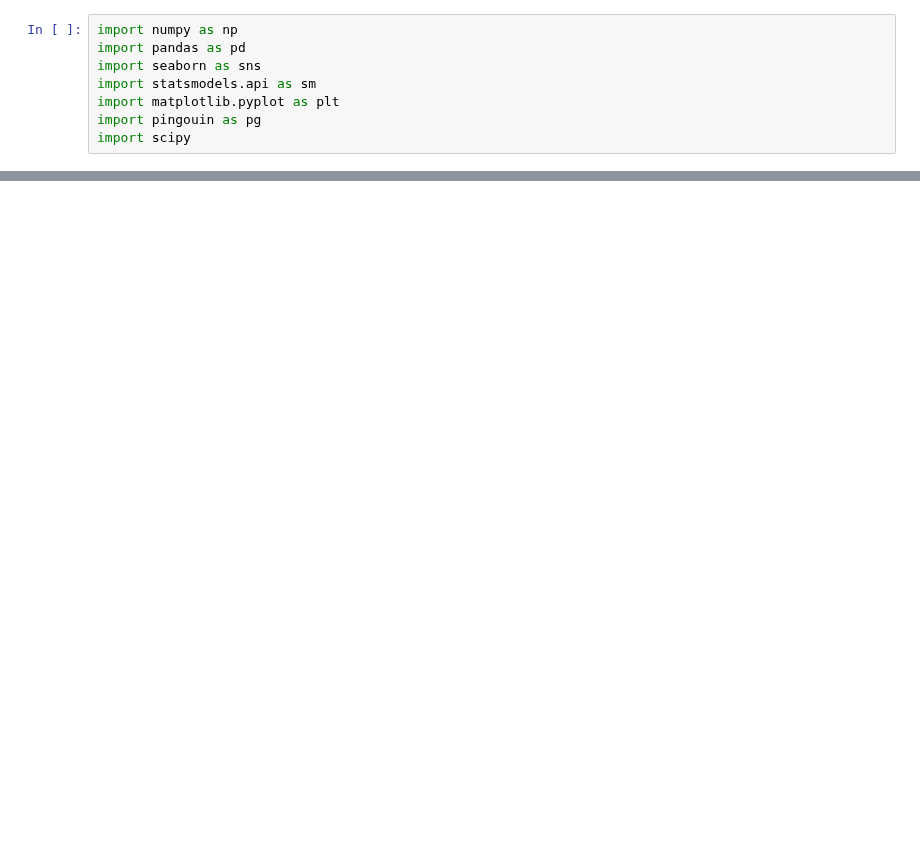
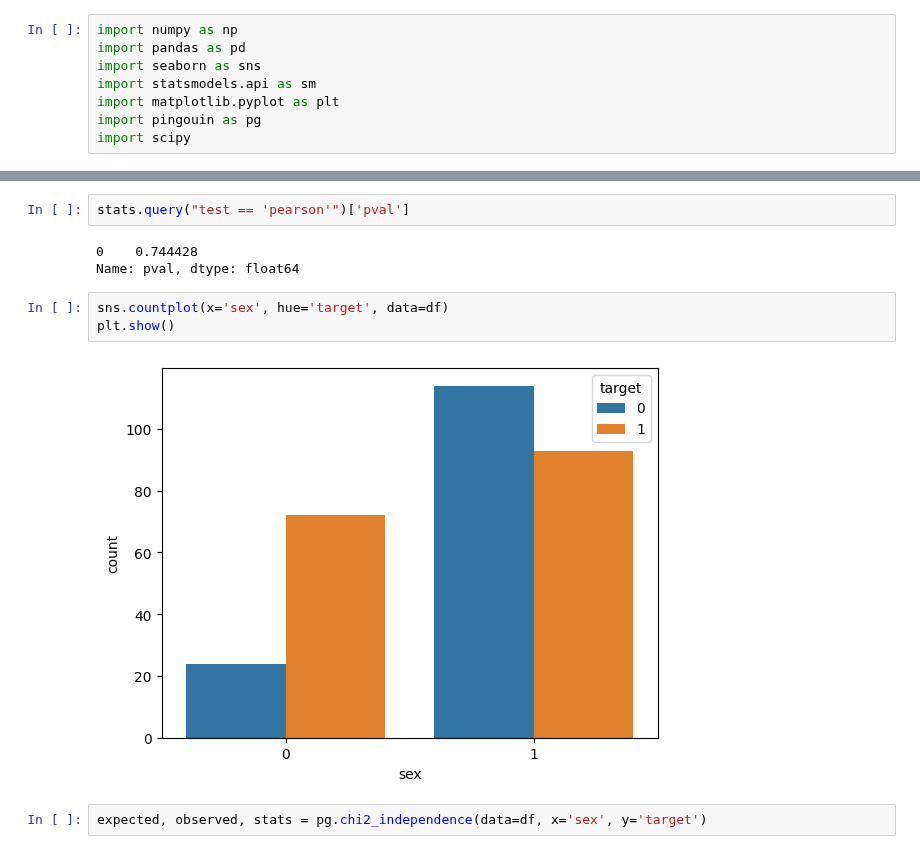
Before and after one commit to Danpr1984/Calculator-, a Jupyter notebook: hypothesis_test.ipynb, the cells around one changed output, grey strips where cells are left out. Cells and saved outputs as stored; diff of their text form; blank space fills up the shorter version.

Commit message:
hypothesis testing p-value, t-test

```diff
--- a/hypothesis_test.ipynb
+++ b/hypothesis_test.ipynb
@@ -36,0 +180,12 @@ git add .
+# %%
+stats.query("test == 'pearson'")['pval']
+# %% [output]
+0    0.744428
+Name: pval, dtype: float64
+# %%
+sns.countplot(x='sex', hue='target', data=df)
+plt.show()
+# %% [output]
+[figure, added]
+# %%
+expected, observed, stats = pg.chi2_independence(data=df, x='sex', y='target')
```
Also changed, not shown: parts of 26 cells of this notebook.
